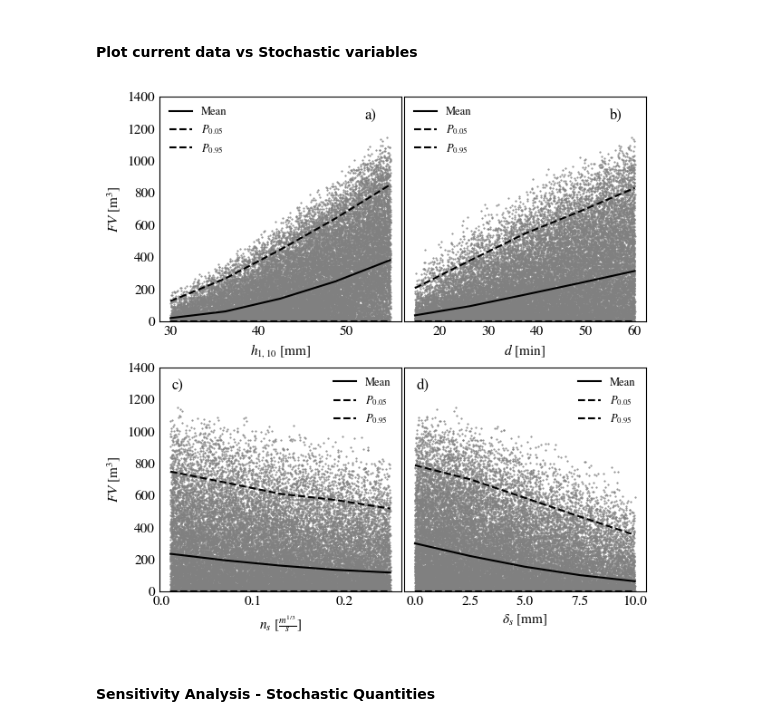
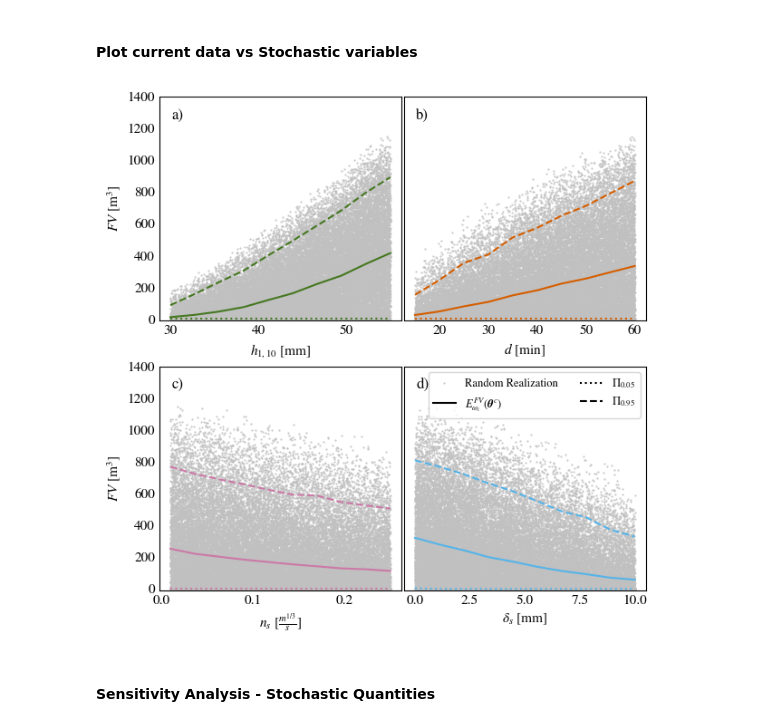
Before and after one commit to rlsandovalp/operational_picture, a Jupyter notebook: Galbiate/operational_analysis.ipynb, the cells around one changed output. Drawn from its saved outputs; the diff is of its cells as text; code cells hidden in the pictures.

```diff
--- a/Galbiate/operational_analysis.ipynb
+++ b/Galbiate/operational_analysis.ipynb
@@ -8,7 +8,7 @@ import matplotlib.pyplot as plt
 # %%
 # Load the file with the data of the current state of the system evaluated with multiple combinations of parameters
 current_data = np.loadtxt('output/results_stochastic_current_operational.csv', delimiter=',')
-classes = 5
+classes = 10
 
 mean = np.zeros((classes, 4))
 per_5 = np.zeros((classes, 4))
@@ -27,48 +27,51 @@ for var in range(4):
 # %%
 plt.style.use('stylesheet.mpltstyle')
 fig, ax = plt.subplots(2, 2, figsize=(6, 6), sharey=True)
-ax[0,0].plot(current_data[:,0], current_data[:,4:]*1000, '.', markersize = 1, color = 'gray')
-ax[0,0].plot(np.linspace(np.min(current_data[:,0]), np.max(current_data[:,0]), classes), mean[:,0]*1000, 'k', label='Mean')
-ax[0,0].plot(np.linspace(np.min(current_data[:,0]), np.max(current_data[:,0]), classes), per_5[:,0]*1000, 'k--', label=r'$P_{0.05}$')
-ax[0,0].plot(np.linspace(np.min(current_data[:,0]), np.max(current_data[:,0]), classes), per_95[:,0]*1000, 'k--', label=r'$P_{0.95}$')
+ax[0,0].plot(current_data[:,0], current_data[:,4:]*1000, '.', markersize = 1, color = 'silver')
+ax[0,0].plot(np.linspace(np.min(current_data[:,0]), np.max(current_data[:,0]), classes), mean[:,0]*1000, color = '#467821', label='Mean')
+ax[0,0].plot(np.linspace(np.min(current_data[:,0]), np.max(current_data[:,0]), classes), per_5[:,0]*1000, color = '#467821', linestyle = ':', label=r'$P_{0.05}$')
+ax[0,0].plot(np.linspace(np.min(current_data[:,0]), np.max(current_data[:,0]), classes), per_95[:,0]*1000, color = '#467821', linestyle = '--', label=r'$P_{0.95}$')
 ax[0,0].set_ylim([0, 1400])
 ax[0,0].set_xlabel('$h_{1,10}$ [mm]')
 ax[0,0].set_ylabel('$FV$ [m$^3$]')
-ax[0,0].text(0.85, 0.95, 'a)', transform=ax[0,0].transAxes, fontsize=12, va='top')
-ax[0,0].legend(loc='upper left')
+ax[0,0].text(0.05, 0.95, 'a)', transform=ax[0,0].transAxes, fontsize=12, va='top')
+# ax[0,0].legend(loc='upper left')
 
-ax[0,1].plot(current_data[:,1], current_data[:,4:]*1000, '.', markersize = 1, color = 'gray')
-ax[0,1].plot(np.linspace(np.min(current_data[:,1]), np.max(current_data[:,1]), classes), mean[:,1]*1000, 'k', label='Mean')
-ax[0,1].plot(np.linspace(np.min(current_data[:,1]), np.max(current_data[:,1]), classes), per_5[:,1]*1000, 'k--', label=r'$P_{0.05}$')
-ax[0,1].plot(np.linspace(np.min(current_data[:,1]), np.max(current_data[:,1]), classes), per_95[:,1]*1000, 'k--', label=r'$P_{0.95}$')
+ax[0,1].plot(current_data[:,1], current_data[:,4:]*1000, '.', markersize = 1, color = 'silver')
+ax[0,1].plot(np.linspace(np.min(current_data[:,1]), np.max(current_data[:,1]), classes), mean[:,1]*1000, color = '#D55E00', label='Mean')
+ax[0,1].plot(np.linspace(np.min(current_data[:,1]), np.max(current_data[:,1]), classes), per_5[:,1]*1000, color = '#D55E00', linestyle = ':', label=r'$P_{0.05}$')
+ax[0,1].plot(np.linspace(np.min(current_data[:,1]), np.max(current_data[:,1]), classes), per_95[:,1]*1000, color = '#D55E00', linestyle = '--', label=r'$P_{0.95}$')
 ax[0,1].set_ylim([0, 1400])
 ax[0,1].set_xlabel('$d$ [min]')
-ax[0,1].text(0.85, 0.95, 'b)', transform=ax[0,1].transAxes, fontsize=12, va='top')
-ax[0,1].legend(loc='upper left')
+ax[0,1].text(0.05, 0.95, 'b)', transform=ax[0,1].transAxes, fontsize=12, va='top')
+# ax[0,1].legend(loc='upper left')
 
-ax[1,0].plot(current_data[:,2], current_data[:,4:]*1000, '.', markersize = 1, color = 'gray')
-ax[1,0].plot(np.linspace(np.min(current_data[:,2]), np.max(current_data[:,2]), classes), mean[:,2]*1000, 'k', label='Mean')
-ax[1,0].plot(np.linspace(np.min(current_data[:,2]), np.max(current_data[:,2]), classes), per_5[:,2]*1000, 'k--', label=r'$P_{0.05}$')
-ax[1,0].plot(np.linspace(np.min(current_data[:,2]), np.max(current_data[:,2]), classes), per_95[:,2]*1000, 'k--', label=r'$P_{0.95}$')
+ax[1,0].plot(current_data[:,2], current_data[:,4:]*1000, '.', markersize = 1, color = 'silver')
+ax[1,0].plot(np.linspace(np.min(current_data[:,2]), np.max(current_data[:,2]), classes), mean[:,2]*1000, color = '#CC79A7', label='Mean')
+ax[1,0].plot(np.linspace(np.min(current_data[:,2]), np.max(current_data[:,2]), classes), per_5[:,2]*1000, color = '#CC79A7', linestyle = ':', label=r'$P_{0.05}$')
+ax[1,0].plot(np.linspace(np.min(current_data[:,2]), np.max(current_data[:,2]), classes), per_95[:,2]*1000, color = '#CC79A7', linestyle = '--', label=r'$P_{0.95}$')
 ax[1,0].set_ylim([0, 1400])
 ax[1,0].set_xlabel(r'$n_s$ [$\frac{m^{1/3}}{s}$]')
 ax[1,0].set_ylabel('$FV$ [m$^3$]')
 ax[1,0].text(0.05, 0.95, 'c)', transform=ax[1,0].transAxes, fontsize=12, va='top')
-ax[1,0].legend(loc='upper right')
+# ax[1,0].legend(loc='upper right')
 
-ax[1,1].plot(current_data[:,3], current_data[:,4:]*1000, '.', markersize = 1, color = 'gray')
-ax[1,1].plot(np.linspace(np.min(current_data[:,3]), np.max(current_data[:,3]), classes), mean[:,3]*1000, 'k', label='Mean')
-ax[1,1].plot(np.linspace(np.min(current_data[:,3]), np.max(current_data[:,3]), classes), per_5[:,3]*1000, 'k--', label=r'$P_{0.05}$')
-ax[1,1].plot(np.linspace(np.min(current_data[:,3]), np.max(current_data[:,3]), classes), per_95[:,3]*1000, 'k--', label=r'$P_{0.95}$')
-ax[1,1].set_ylim([0, 1400])
+ax[1,1].plot(current_data[:,3], current_data[:,4:]*1000, '.', markersize = 1, color = 'silver', label = 'Random Realization')
+ax[1,1].plot(np.linspace(np.min(current_data[:,3]), np.max(current_data[:,3]), classes), mean[:,3]*1000, color = '#56B4E9', label= r'$E_{\omega_i}^{FV}(\mathbfit{\theta}^c)$')
+ax[1,1].plot(np.linspace(np.min(current_data[:,3]), np.max(current_data[:,3]), classes), per_5[:,3]*1000, color = '#56B4E9', linestyle = ':', label= r'$\Pi_{0.05}$')
+ax[1,1].plot(np.linspace(np.min(current_data[:,3]), np.max(current_data[:,3]), classes), per_95[:,3]*1000, color = '#56B4E9', linestyle = '--', label= r'$\Pi_{0.95}$')
+ax[1,1].set_ylim([-10, 1400])
 ax[1,1].set_xlabel('$\delta_s$ [mm]')
 ax[1,1].text(0.05, 0.95, 'd)', transform=ax[1,1].transAxes, fontsize=12, va='top')
-ax[1,1].legend(loc='upper right')
+legend = ax[1,1].legend(loc='upper right', labelcolor = 'black', ncol = 2)
+legend.get_lines()[1].set_color('black')
+legend.get_lines()[2].set_color('black')
+legend.get_lines()[3].set_color('black')
 
 plt.savefig('Figures_paper/stochastic_variables_current.png', dpi=400, bbox_inches='tight')
 plt.savefig('Figures_paper/stochastic_variables_current.pdf')
 # %% [output]
-[figure, old version]
+[figure, new version]
 # %% [markdown]
 #### Sensitivity Analysis - Stochastic Quantities
 # %%
```
Also changed, not shown: parts of 33 cells of this notebook, 32 other files.
